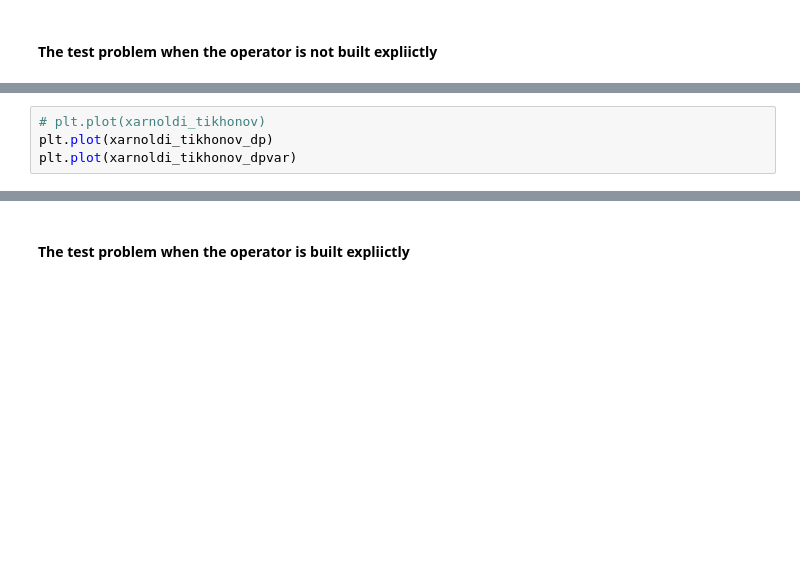
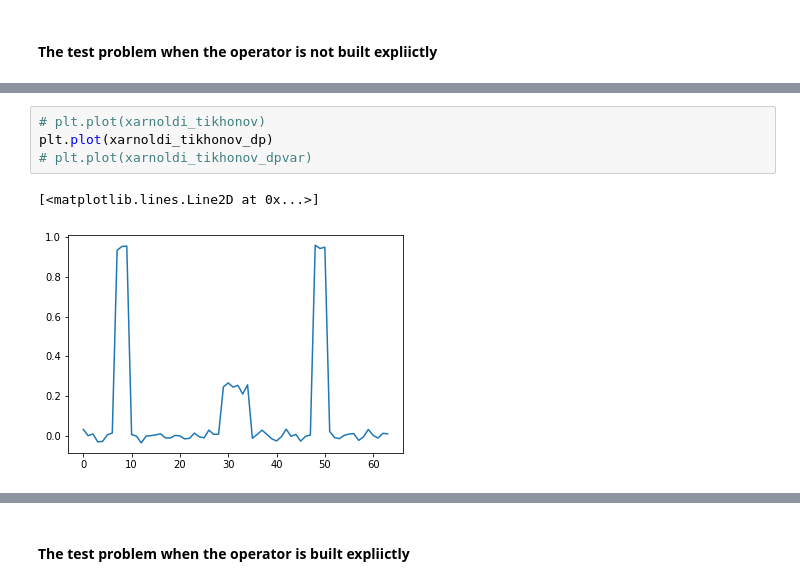
Before and after one commit to mpasha3/trips-py, a Jupyter notebook: demos/demo_1D_deblurring.ipynb, the cells around one changed output, grey strips where cells are left out. Saved outputs shown, nothing was run; the diff lists cells and outputs as text; blank space fills up the shorter version.

```diff
--- a/demos/demo_1D_deblurring.ipynb
+++ b/demos/demo_1D_deblurring.ipynb
@@ -76,7 +122,10 @@ print(regpdp)
 # %%
 # plt.plot(xarnoldi_tikhonov)
 plt.plot(xarnoldi_tikhonov_dp)
-plt.plot(xarnoldi_tikhonov_dpvar)
+# plt.plot(xarnoldi_tikhonov_dpvar)
+# %% [output]
+[<matplotlib.lines.Line2D at 0x...>]
+[figure, added]
 # %%
 xarnoldi_tikhonov_dpvar = hybrid_gmres(A, b_vec, n_iter = 9, regparam = 'dp', dp_stop = True, delta = deltavar, shape = [64, 64])[0]
 outpdpvar = hybrid_gmres(A, b_vec, n_iter = 9, regparam = 'dp', dp_stop = True, delta = deltavar, shape = [64, 64])
```
Also changed, not shown: parts of 13 cells of this notebook, 3 other files.
